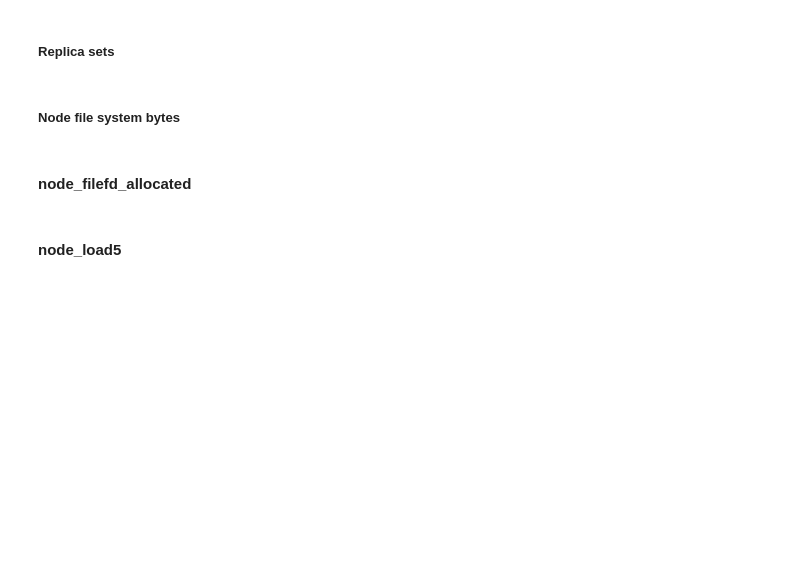
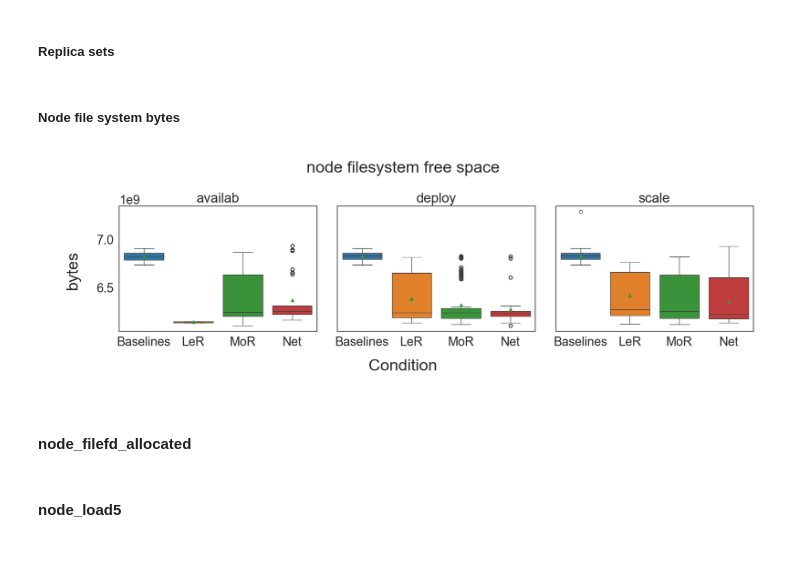
Before and after one commit to Moriarty2002/thesis, a Jupyter notebook: src/data_analysis/Data_analysis_advanced.ipynb, the cells around one changed output. Cells and saved outputs as stored; diff of their text form; code cells hidden in the pictures; blank space fills up the shorter version.

```diff
--- a/src/data_analysis/Data_analysis_advanced.ipynb
+++ b/src/data_analysis/Data_analysis_advanced.ipynb
@@ -382,12 +382,14 @@ del rs_to_skip
 # %%
 # Define desired metric names
 metric_names_full = ['min node_filesystem_avail_bytes', 'min node_filesystem_free_bytes',]
 metric_names = ['min node_filesystem_free_bytes',]
 split_by = 'device'
 device_to_skip = ["tmpfs", "shm",]
 
-print_metrics(metric_names, split_by, device_to_skip, plot_violin=False, title="min node filesystem free space", y_label="bytes")
+print_metrics(metric_names, split_by, device_to_skip, plot_violin=False, title="node filesystem free space", y_label="bytes", show_split_by=False)
 # print_metrics_heatmap(metric_names, split_by, device_to_skip)
+# %% [output]
+[figure, added]
 # %%
 # Clean node file system bytes
 del device_to_skip
```
Also changed, not shown: parts of 1 cell of this notebook, 6 other files.
